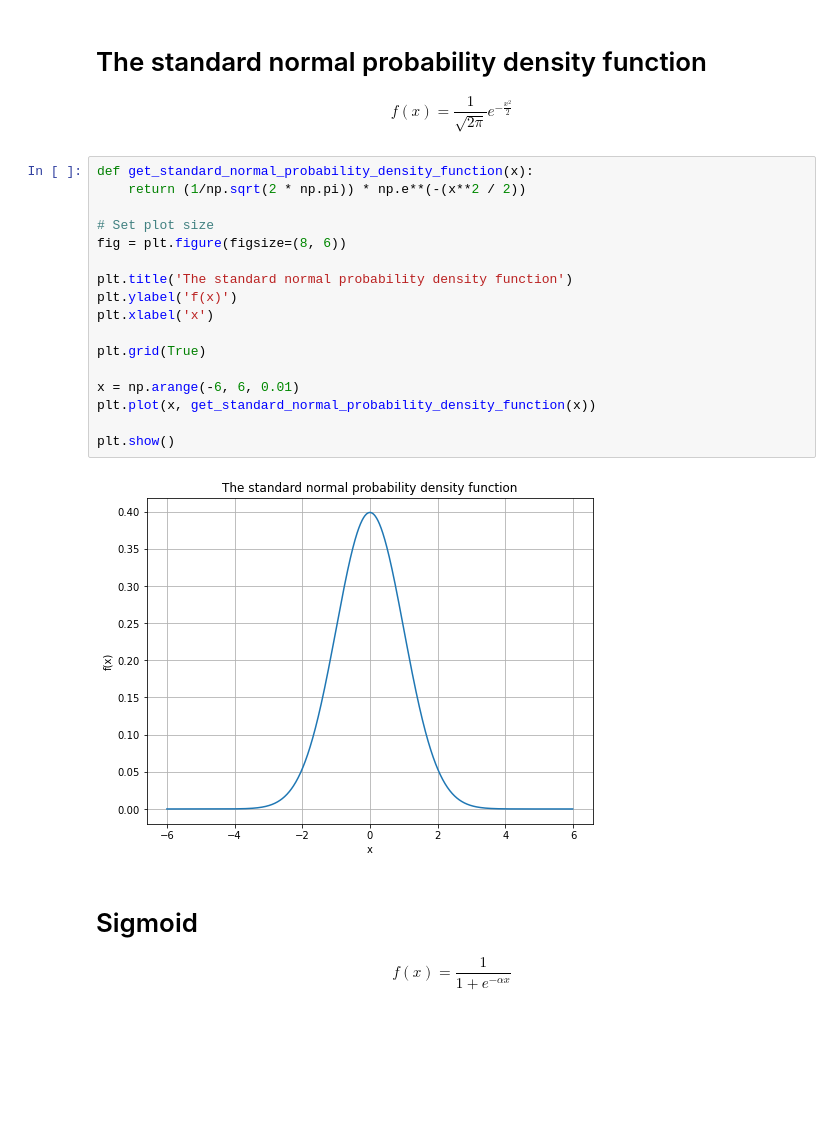
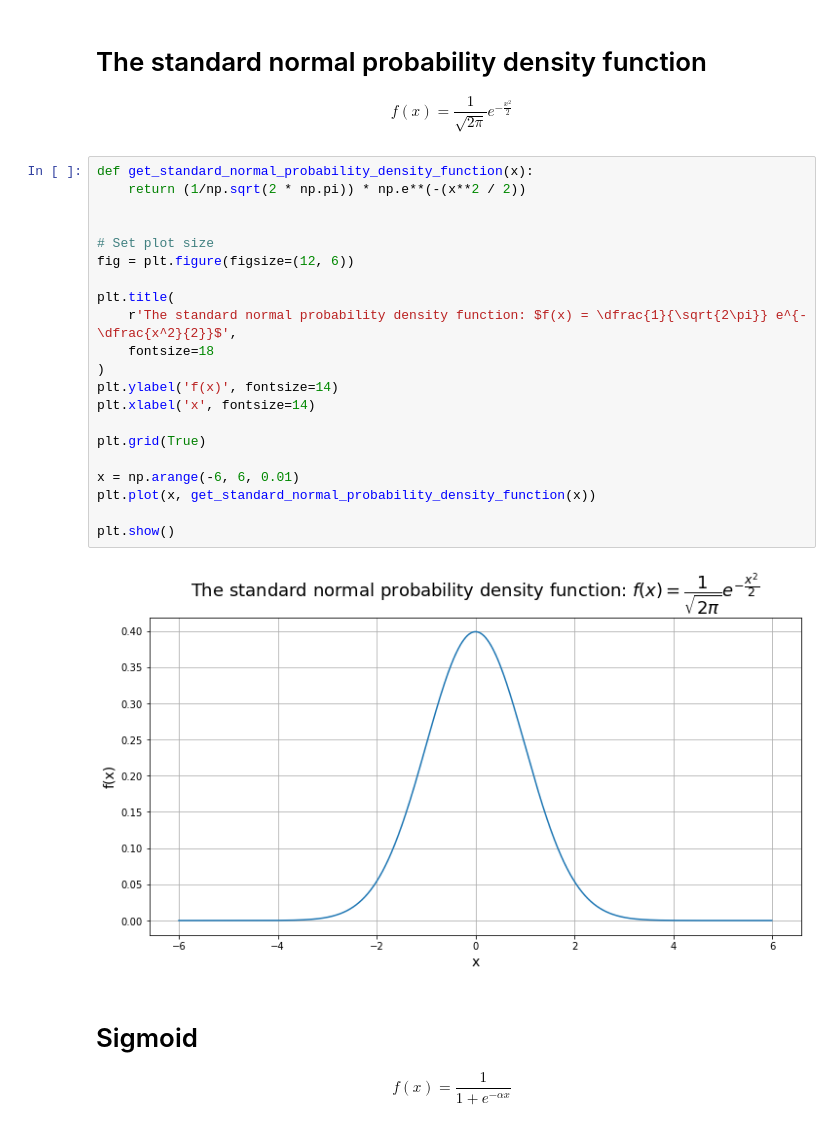
Before and after one commit to ekalachev/jupyter_charts, a Jupyter notebook: matplotlib.ipynb, the cells around one changed output. Cells and saved outputs as stored; diff of their text form; blank space fills up the shorter version.

```diff
--- a/matplotlib.ipynb
+++ b/matplotlib.ipynb
@@ -63,22 +85,26 @@ $$
 # %%
 def get_standard_normal_probability_density_function(x):
     return (1/np.sqrt(2 * np.pi)) * np.e**(-(x**2 / 2))
 
+
 # Set plot size
-fig = plt.figure(figsize=(8, 6))
+fig = plt.figure(figsize=(12, 6))
 
-plt.title('The standard normal probability density function')
-plt.ylabel('f(x)')
-plt.xlabel('x')
+plt.title(
+    r'The standard normal probability density function: $f(x) = \dfrac{1}{\sqrt{2\pi}} e^{-\dfrac{x^2}{2}}$',
+    fontsize=18
+)
+plt.ylabel('f(x)', fontsize=14)
+plt.xlabel('x', fontsize=14)
 
 plt.grid(True)
 
 x = np.arange(-6, 6, 0.01)
 plt.plot(x, get_standard_normal_probability_density_function(x))
 
 plt.show()
 # %% [output]
-[figure, old version]
+[figure, new version]
 # %% [markdown]
 # Sigmoid
 
```
Also changed, not shown: parts of 5 cells of this notebook.
